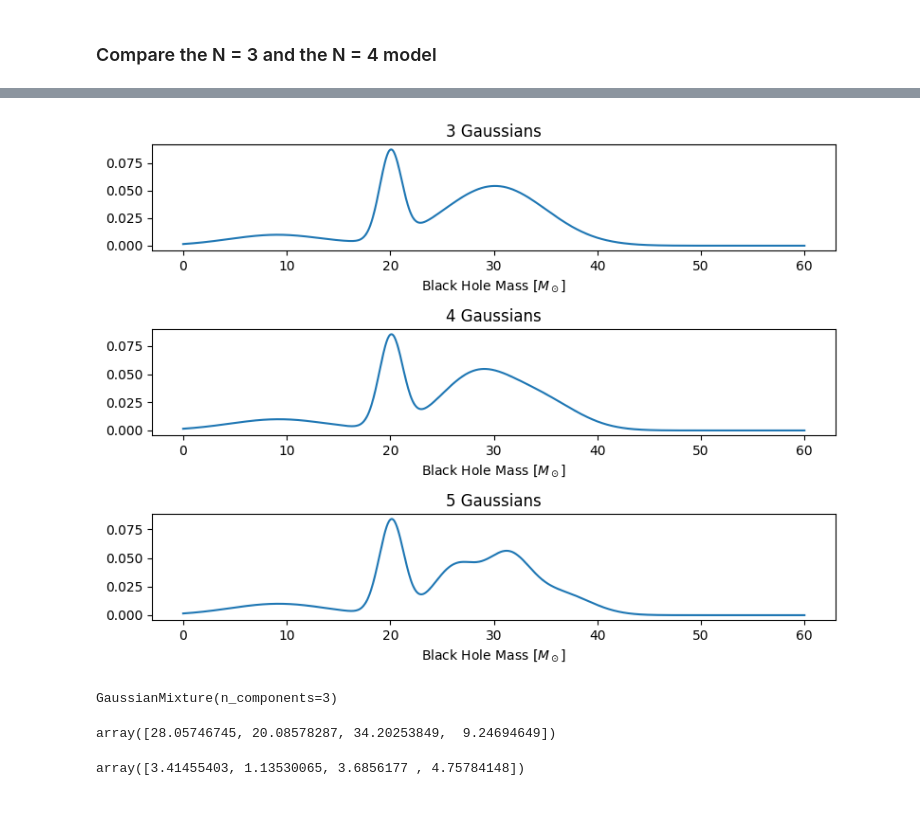
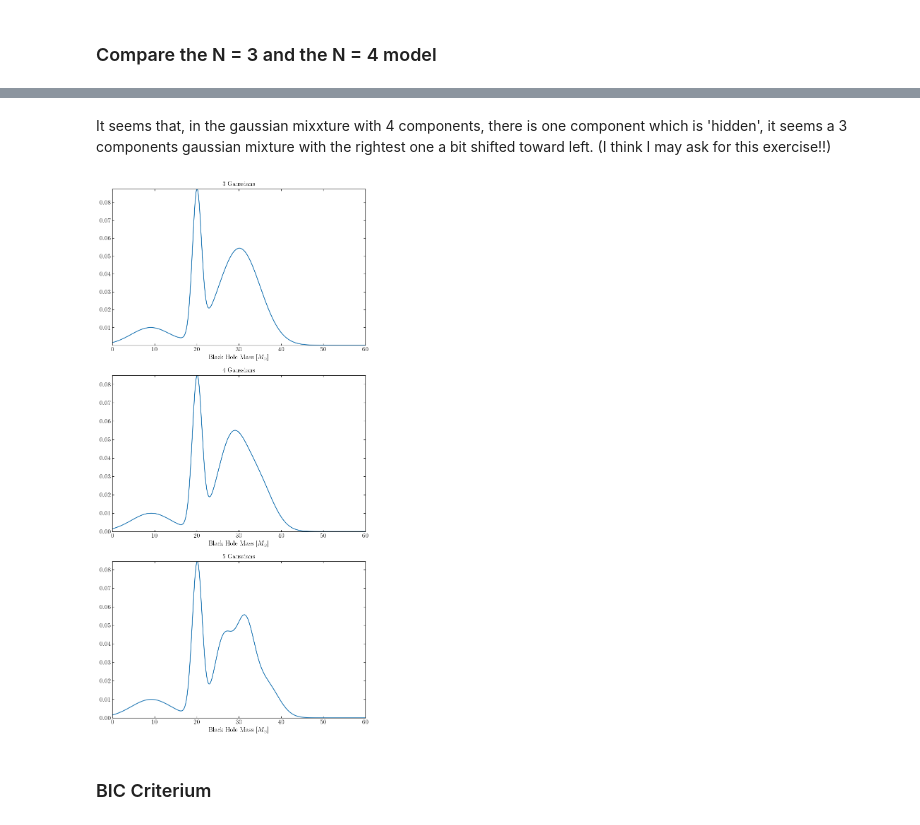
Before and after one commit to SimoneArienti/astrostatistics_bicocca_2024, a Jupyter notebook: working/Ex 07 BHB Formation Channels.ipynb, the cells around one changed output, grey strips where cells are left out. Drawn from its saved outputs; the diff is of its cells as text; code cells hidden in the pictures.

```diff
--- a/working/Ex 07 BHB Formation Channels.ipynb
+++ b/working/Ex 07 BHB Formation Channels.ipynb
@@ -79,7 +84,7 @@ My guess: **3 Gaussian distribution**
 ## Gaussian fit
 Let's try to fit our data with Gaussian Mixtures with different N (from 1 to 10).
 # %%
-N = np.arange(1, 10)
+N = np.arange(1, 11)
 my_models = [None for i in range(len(N))]
 
 for i in range(len(N)):
@@ -240,27 +218,19 @@ plt.legend()
+# %% [markdown]
+It seems that, in the gaussian mixxture with 4 components, there is one component which is 'hidden', it seems a 3 components gaussian mixture with the rightest one a bit shifted toward left. (I think I may ask for this exercise!!)
 # %%
-fig, ax = plt.subplots(3, figsize=(8, 6))
+fig, ax = plt.subplots(3, figsize=(8, 16))
 ax[0].plot(x_i, np.exp(logprob_3g) )
 ax[0].set_xlabel(r'Black Hole Mass $[M_\odot]$')
 ax[0].set_title('3 Gaussians')
 ax[1].plot(x_i, np.exp(logprob_4g) )
 ax[1].set_xlabel(r'Black Hole Mass $[M_\odot]$')
 ax[1].set_title('4 Gaussians')
 ax[2].plot(x_i, np.exp(logprob_5g) )
 ax[2].set_xlabel(r'Black Hole Mass $[M_\odot]$')
 ax[2].set_title('5 Gaussians')
 
 plt.tight_layout()
 # %% [output]
-[figure, old version]
+[figure, new version]
-# %%
-my_models[2]
-# %% [output]
-GaussianMixture(n_components=3)
-# %%
-my_models[3].means_.flatten()
-# %% [output]
-array([28.05746745, 20.08578287, 34.20253849,  9.24694649])
-# %%
-np.sqrt(my_models[3].covariances_.flatten())
-# %% [output]
-array([3.41455403, 1.13530065, 3.6856177 , 4.75784148])
+# %% [markdown]
+### BIC Criterium
```
Also changed, not shown: parts of 20 cells of this notebook.
